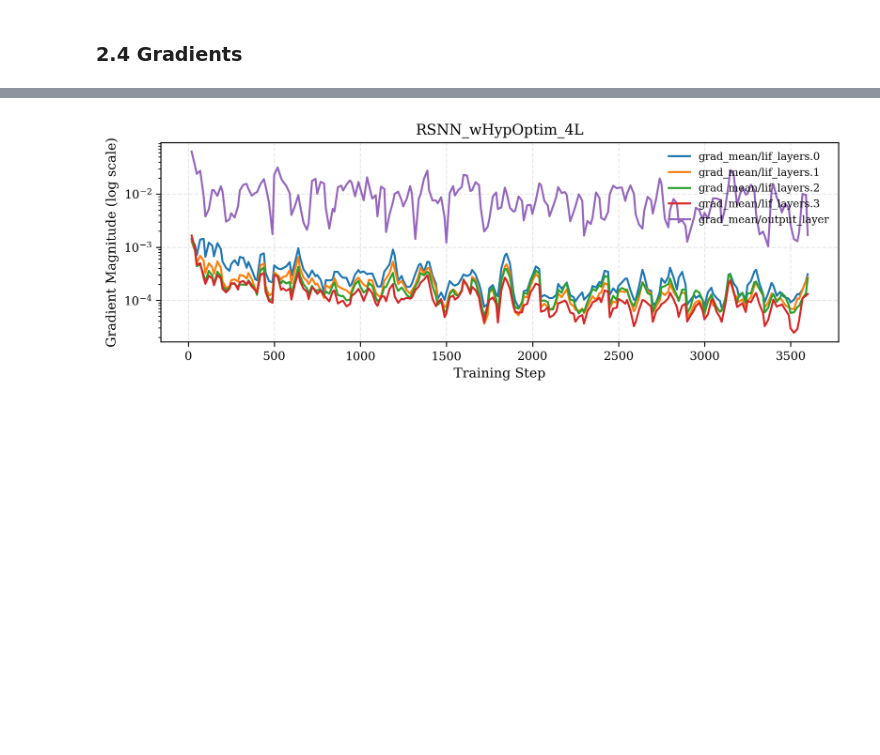
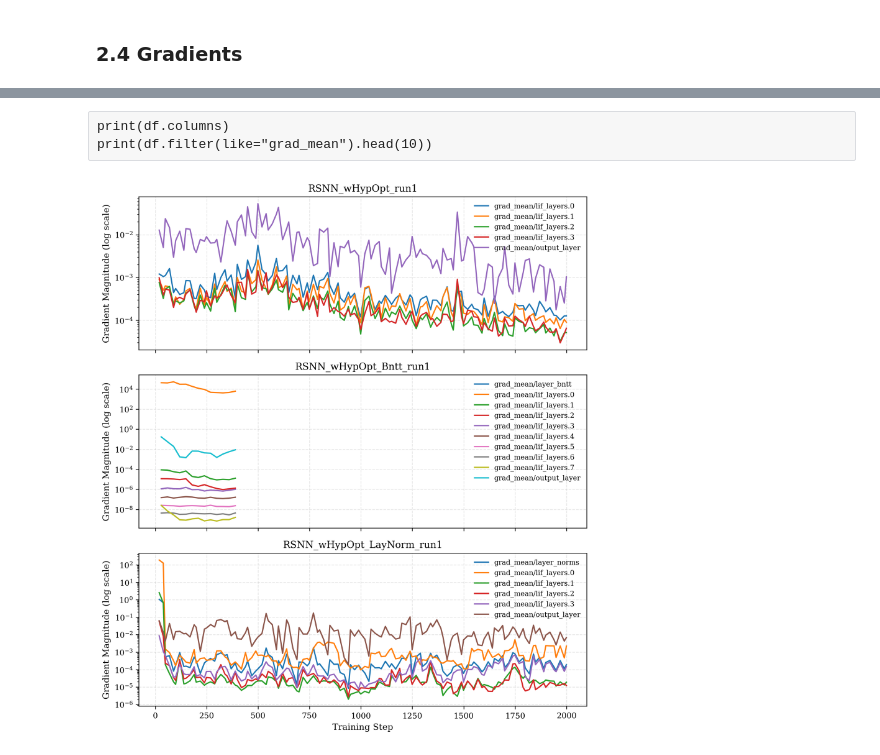
Before and after one commit to LuposX/SpikeSynth, a Jupyter notebook: utils/generate_graphics.ipynb, the cells around one changed output, grey strips where cells are left out. Drawn from its saved outputs; the diff is of its cells as text; code cells hidden in the pictures; blank space fills up the shorter version.

Commit message:
refactored RSNN and added Leaky and RLeaky neuron type

```diff
--- a/utils/generate_graphics.ipynb
+++ b/utils/generate_graphics.ipynb
@@ -123,7 +122,7 @@ True
 api = wandb.Api()
 
 # Replace with your W&B entity/project
-runs = api.runs("lupos/Spike-Synth-Surrogate")
+runs = api.runs("lupos/surrogate-confidence")
 # %%
 # Collect metrics from each run
 data = []
@@ -164,8 +163,8 @@ import matplotlib.pyplot as plt
 include = ["GPT_Femto", "GPT_Nano", "RSNN_wHypOptim_4L"]
 include = ["RSNN_wHypOptim_4L", "RSNN_wHypOptim_6L", "RSNN_wHypOptim_8L", "RSNN_wHypOptim_10L"]
 include = ["RSNN_wHypOptim_4L", "RSNN_wHypOptim_Skip2", "RSNN_wHypOptim_Skip3", "RSNN_wHypOptim_Skip4"]
-include = ["RSNN_wHypOptim_4L", "RSNN_wHypOptim_Bntt", "RSNN_wHypOptim_LayNorm"]
-
+include = ["RSNN_wHypOpt", "RSNN_wHypOpt_Bntt", "RSNN_wHypOpt_LayNorm"]
+# include = ["SLSTM_4L", "SLSTM_8L"]
 
 window = 1  # smoothing window, bigger smoother
 
@@ -173,7 +172,13 @@ fig, ax = plt.subplots(figsize=(6, 4))
 
 for model_name in include:
     # select all runs with this model name, checks if multiple exist when trained with seed
-    group = df[df["run_name"].str.startswith(model_name)].dropna(subset=["trainer/global_step", "val_loss"])
+    group = df[df["run_name"].str.startswith(model_name + "_run")].dropna(subset=["trainer/global_step", "val_loss"])
+
+    # Print summary of matched runs
+    matched_runs = group["run_name"].unique()
+    print(f"\nModel pattern: {model_name}")
+    print(f"Matched runs ({len(matched_runs)}): {matched_runs}")
+    print(f"Total rows in group: {len(group)}")
 
     if len(group) == 0:
         continue
@@ -194,6 +199,7 @@ for model_name in include:
                     alpha=0.2)
 
 # Labels, title, grid, legend
+#ax.set_yscale("log")
 ax.set_xlabel("Steps")
 ax.set_ylabel("Validation Loss")
 ax.set_title("Validation Loss Across Runs")
@@ -204,6 +210,7 @@ plt.tight_layout()
 
 # Save the figure
 # fig.savefig("fully_trained_val_loss.png", bbox_inches="tight")
+#fig.savefig("comparsion_normalization.png", bbox_inches="tight")
 fig.savefig("comparsion_normalization.png", bbox_inches="tight")
 
 plt.show()
@@ -248,40 +295,53 @@ plt.show()
+# %% [raw]
+print(df.columns)
+print(df.filter(like="grad_mean").head(10))
 # %%
 import matplotlib.pyplot as plt
 
 grad_cols = sorted([c for c in df.columns if c.startswith("grad_mean/")])
-#include = ["RSNN_wHypOptim_4L", "RSNN_wHypOptim_6L", "RSNN_wHypOptim_8L", "RSNN_wHypOptim_10L"]
-include = ["RSNN_wHypOptim_4L"]
-window = 2
+include = ["SLSTM_4L_run1", "SLSTM_8L_run1"]
+include = ["RSNN_wHypOpt_run1", "RSNN_wHypOpt_Bntt_run1", "RSNN_wHypOpt_LayNorm_run1"]
+window = 0
 
 fig, axes = plt.subplots(len(include), 1, figsize=(8, 3*len(include)), sharex=True)
 
 if len(include) == 1:
-    axes = [axes]  # ensure axes is iterable
+    axes = [axes]
 
 for ax, model_name in zip(axes, include):
-    group = df[df["run_name"] == model_name].dropna(subset=["trainer/global_step"])
+    group = df[df["run_name"].str.startswith(model_name)].dropna(subset=["trainer/global_step"])
     if len(group) == 0:
+        ax.set_title(f"{model_name} (no data)")
         continue
 
     for col in grad_cols:
-        data = group[["trainer/global_step", col]].dropna()
+        # skip if all NaN
+        if group[col].notna().sum() == 0:
+            continue
+
+        # only keep rows where col has values
+        data = group[["trainer/global_step", col]].copy()
+        data = data[data[col].notna()]
         if len(data) == 0:
             continue
 
-        # Smooth gradient
-        smooth_grad = data[col].rolling(window=window, min_periods=1).mean()
+        # smooth if multiple points exist, otherwise just plot
+        if len(data) > 1 and window > 1:
+            smooth_grad = data[col].rolling(window=window, min_periods=1).mean()
+        else:
+            smooth_grad = data[col]
+
         ax.plot(data["trainer/global_step"], smooth_grad, label=col)
 
     ax.set_yscale("log")
     ax.set_title(model_name)
     ax.set_ylabel("Gradient Magnitude (log scale)")
     ax.grid(True, linestyle="--", alpha=0.3)
     ax.legend(frameon=False, fontsize=8)
 
 axes[-1].set_xlabel("Training Step")
-
 plt.tight_layout()
-plt.savefig("gradients_layers_models_log.pdf", bbox_inches="tight")
+plt.savefig("gradient_comparsion_normalization.pdf", bbox_inches="tight")
 plt.show()
 # %% [output]
-[figure, old version]
+[figure, new version]
```
Also changed, not shown: parts of 5 cells of this notebook, 11 other files.
